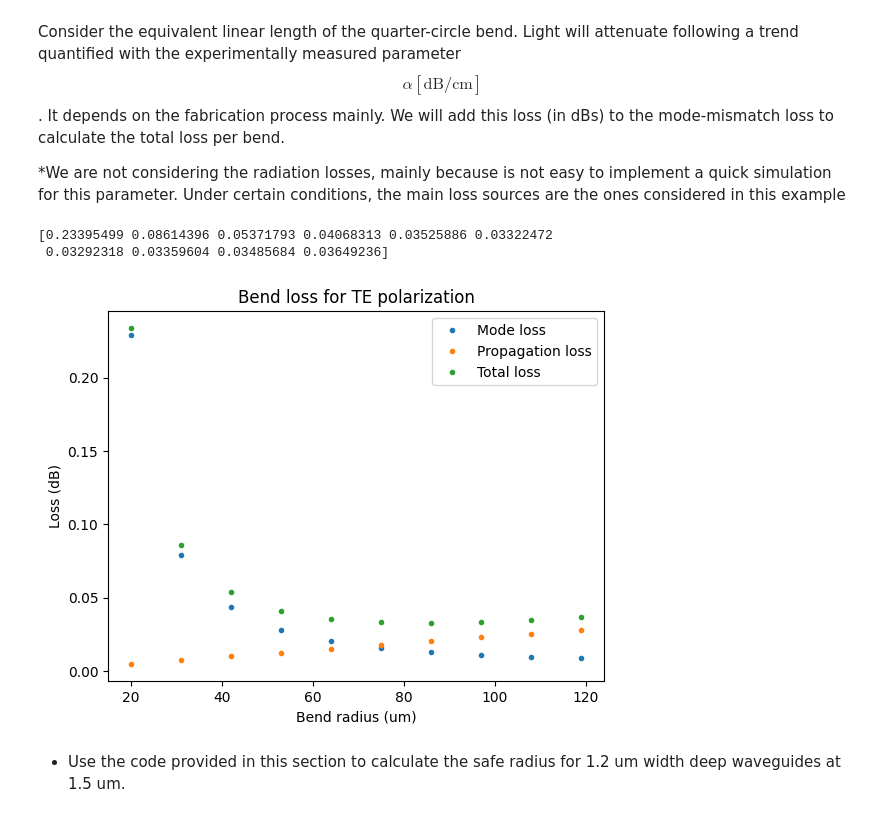
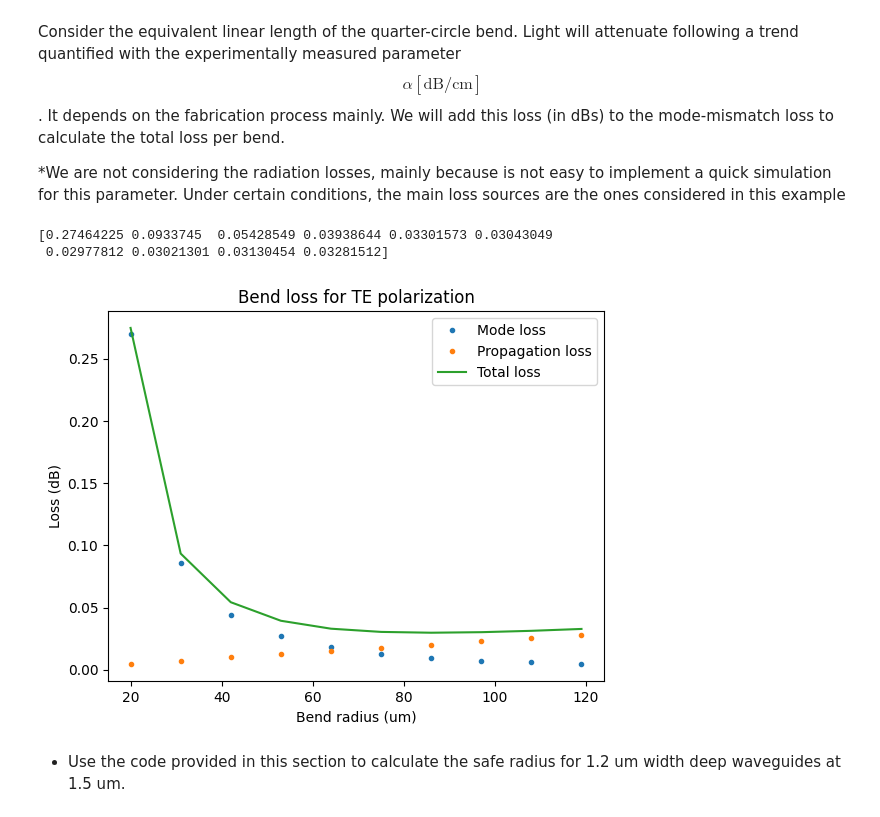
Before and after one commit to DavidGarcia1209/pic-upv-lab1, a Jupyter notebook: WAVEGUIDES_Student.ipynb, the cells around one changed output. Cells and saved outputs as stored; diff of their text form; code cells hidden in the pictures.

```diff
--- a/WAVEGUIDES_Student.ipynb
+++ b/WAVEGUIDES_Student.ipynb
@@ -407,7 +403,7 @@ The bend loss has three primary contributions:
 # %%
 bend_1550 = gt.modes.Waveguide(
     wavelength=1550 * nm,
-    core_width=1.2,
+    core_width=1.0,
     slab_thickness=0.0,
     core_material='sin',
     clad_material='sio2',
@@ -418,7 +414,7 @@ bend_1550 = gt.modes.Waveguide(
     max_grid_scaling=1.2,
     grid_resolution=30,
     bend_radius=20, # Bend radius
-)
+    )
 
 bend_1550.plot_field(field_name="Ex",
                      mode_index=0, # Field to be plotted
@@ -457,20 +453,20 @@ Consider the equivalent linear length of the quarter-circle bend. Light will att
 # %%
 dB_cm = 1.5  # dB/cm Technology loss -
 length = 0.5 * np.pi * radii * 1e-6
 propagation_loss = dB_cm * length * 1e2
 propagation_loss
 
 plt.title("Bend loss for TE polarization")
 plt.plot(radii, -10 * np.log10(mismatch), ".", label="Mode loss")
 plt.plot(radii, propagation_loss, ".", label="Propagation loss")
-plt.plot(radii, propagation_loss-10 * np.log10(mismatch), ".", label="Total loss")
+plt.plot(radii, propagation_loss-10 * np.log10(mismatch), label="Total loss")
 plt.xlabel("Bend radius (um)")
 plt.ylabel("Loss (dB)")
 plt.legend()
 print(propagation_loss-10 * np.log10(mismatch))
 # %% [output]
-[0.23395499 0.08614396 0.05371793 0.04068313 0.03525886 0.03322472
- 0.03292318 0.03359604 0.03485684 0.03649236]
+[0.27464225 0.0933745  0.05428549 0.03938644 0.03301573 0.03043049
+ 0.02977812 0.03021301 0.03130454 0.03281512]
-[figure, old version]
+[figure, new version]
 # %% [markdown]
 - Use the code provided in this section to calculate the safe radius for 1.2 um width deep waveguides at 1.5 um.
```
Also changed, not shown: parts of 8 cells of this notebook, 2 other files.
